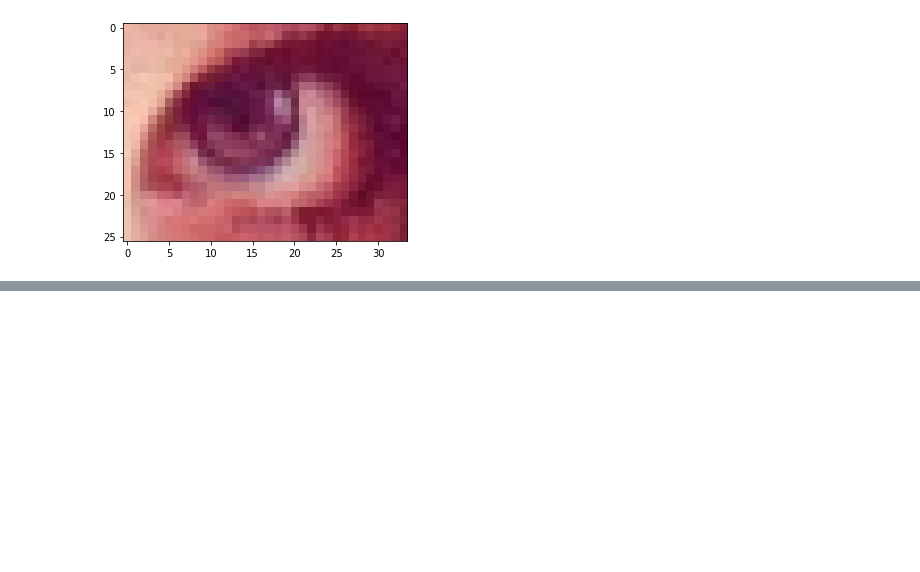
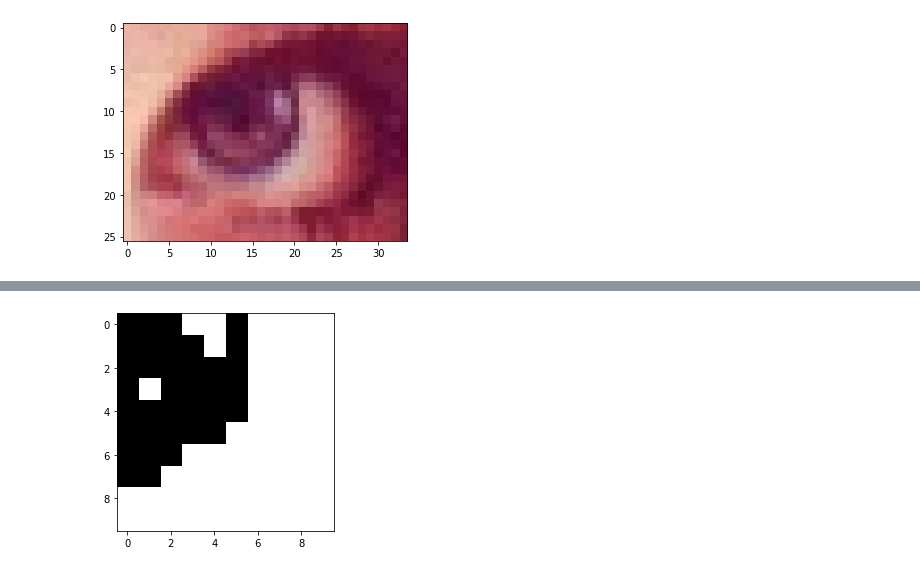
Before and after one commit to educarrascov/MIA_ArtificialVision, a Jupyter notebook: MIA_ArtificialVision_(Clase_2).ipynb, the cells around one changed output, grey strips where cells are left out. Cells and saved outputs as stored; diff of their text form; code cells hidden in the pictures; blank space fills up the shorter version.

```diff
--- a/MIA_ArtificialVision_(Clase_2).ipynb
+++ b/MIA_ArtificialVision_(Clase_2).ipynb
@@ -171,0 +222,3 @@ plt.show()
+# %%
+bw = (subroi > 150)*1
+print(bw)
@@ -171,0 +236,5 @@ plt.show()
+# %%
+plt.imshow(bw, cmap="gray")
+plt.show()
+# %% [output]
+[figure, added]
```
Also changed, not shown: parts of 7 cells of this notebook.
